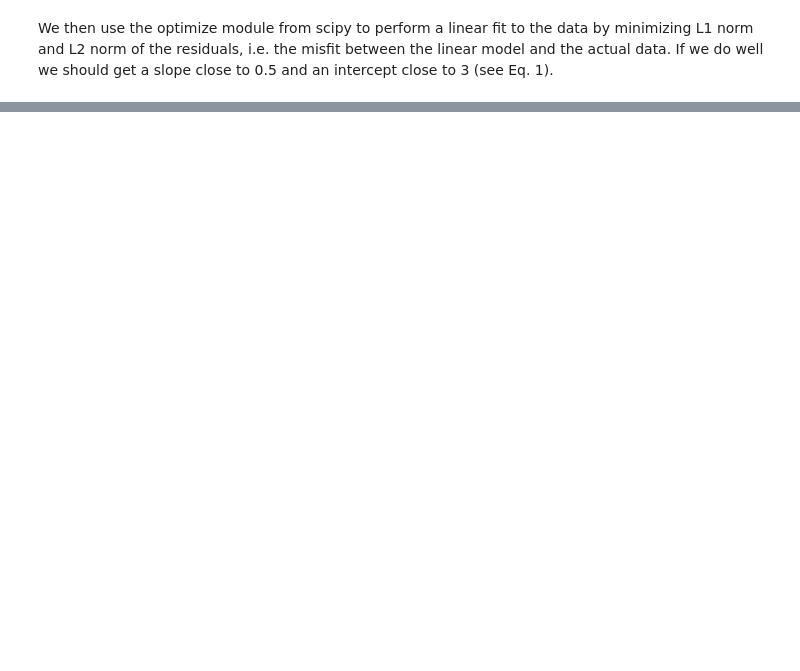
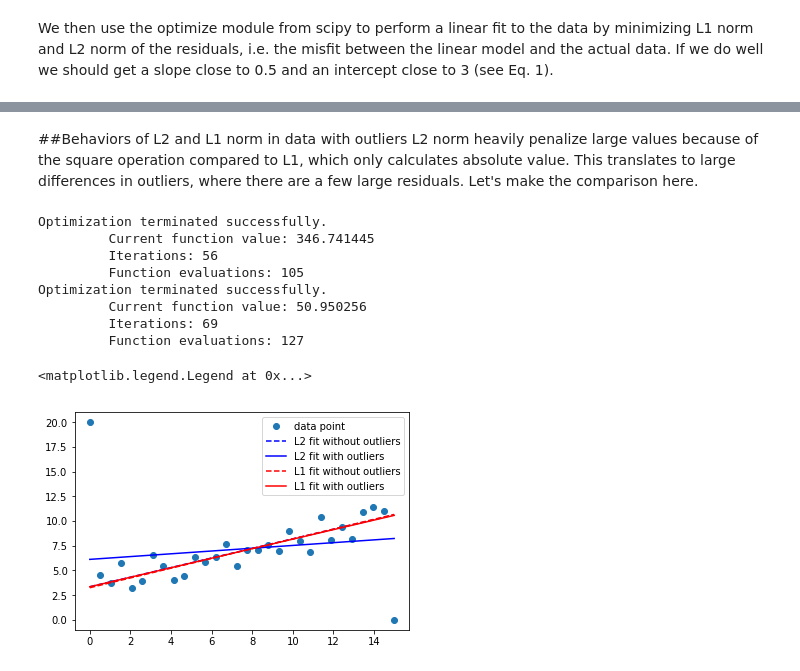
Before and after one commit to randomprogram/ML-examples, a Jupyter notebook: CompressedSensing_Example.ipynb, the cells around one changed output, grey strips where cells are left out. Cells and saved outputs as stored; diff of their text form; code cells hidden in the pictures; blank space fills up the shorter version.

```diff
--- a/CompressedSensing_Example.ipynb
+++ b/CompressedSensing_Example.ipynb
@@ -56,0 +88,25 @@ linModel = lambda coeff, x: coeff[0] + coeff[1] * x
+# %% [markdown]
+##Behaviors of L2 and L1 norm in data with outliers
+L2 norm heavily penalize large values because of the square operation compared to L1, which only calculates absolute value. This translates to large differences in outliers, where there are a few large residuals. Let's make the comparison here.
+# %%
+y_out = y.copy()
+#we add two outliers below
+y_out[0] = 20
+y_out[-1] = 0
+
+xopt_l2out = spopt.fmin(func=l2_fit, x0=[1,1], args=(x, y_out))
+xopt_l1out = spopt.fmin(func=l1_fit, x0=[1,1], args=(x, y_out))
+
+plt.plot(x, y_out, 'o',  x, linModel(xopt_l2,x), '--b', x, linModel(xopt_l2out,x), '-b',x, linModel(xopt_l1,x), '--r', x, linModel(xopt_l1out,x), '-r')
+plt.legend(['data point','L2 fit without outliers', 'L2 fit with outliers', 'L1 fit without outliers', 'L1 fit with outliers'])
+# %% [output]
+Optimization terminated successfully.
+         Current function value: 346.741445
+         Iterations: 56
+         Function evaluations: 105
+Optimization terminated successfully.
+         Current function value: 50.950256
+         Iterations: 69
+         Function evaluations: 127
+<matplotlib.legend.Legend at 0x...>
+[figure, added]
```
Also changed, not shown: parts of 9 cells of this notebook.
